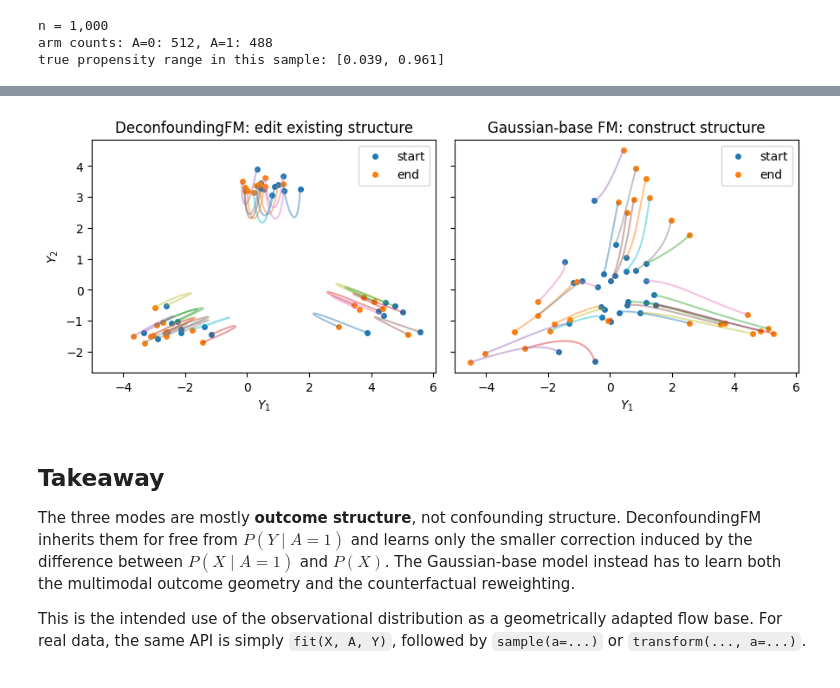
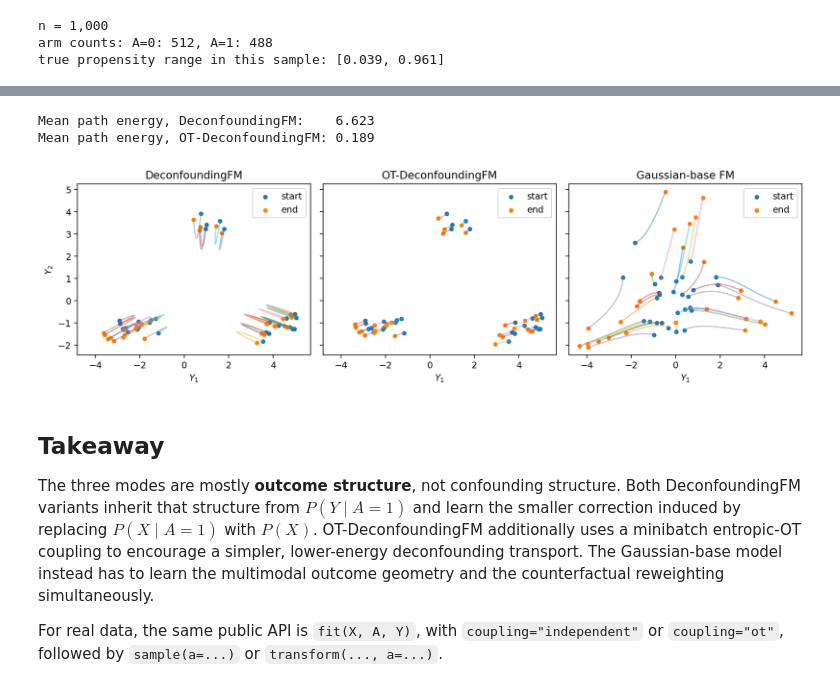
Before and after one commit to HWDance/DeconfoundingFlowMatching, a Jupyter notebook: examples/demo.ipynb, the cells around one changed output, grey strips where cells are left out. Cells and saved outputs as stored; diff of their text form; code cells hidden in the pictures.

```diff
--- a/examples/demo.ipynb
+++ b/examples/demo.ipynb
@@ -153,7 +197,9 @@ The baseline below uses the **same debiased target objective and the same fitted
 # %%
-gaussian_config = replace(config, base_kind="gaussian", seed=SEED + 1)
+gaussian_config = replace(config, base_kind="gaussian", coupling="independent")
 gaussian_fm = DeconfoundingFM(
     gaussian_config,
     outcome_model=decfm.outcome_model,
     propensity_model=decfm.propensity_model,
 ).fit(X, A, Y, verbose=False)
+
+print("Gaussian-base FM iterations:", gaussian_fm.diagnostics()["training_iterations"])
@@ -218,7 +281,6 @@ plt.show()
 # %%
 @torch.no_grad()
 def trace_flow(model, y0, a=1, steps=24):
-    """Trace a small set of points through the learned velocity field."""
     y = y0.clone().to(model.device)
     trajectory = [y.cpu()]
     dt = 1.0 / steps
@@ -231,37 +293,56 @@ def trace_flow(model, y0, a=1, steps=24):
         k2 = model.velocity_(ymid, tmid, context)
         y = y + dt * k2
         trajectory.append(y.cpu())
-    return torch.stack(trajectory)  # (T+1, N, 2)
+    return torch.stack(trajectory)
 
 
 n_paths = 28
-source_paths = Y1_observed[torch.randperm(len(Y1_observed))[:n_paths]]
-gaussian_paths = torch.randn(n_paths, 2)
+path_generator = torch.Generator().manual_seed(321)
+source_paths = Y1_observed[torch.randperm(len(Y1_observed), generator=path_generator)[:n_paths]]
+gaussian_generator = torch.Generator().manual_seed(654)
+gaussian_paths = torch.randn(n_paths, 2, generator=gaussian_generator)
 traj_decfm = trace_flow(decfm, source_paths)
+traj_ot = trace_flow(ot_decfm, source_paths)
 traj_gaussian = trace_flow(gaussian_fm, gaussian_paths)
 
-fig, axes = plt.subplots(1, 2, figsize=(9, 4), sharex=True, sharey=True)
-for j in range(n_paths):
-    axes[0].plot(traj_decfm[:, j, 0], traj_decfm[:, j, 1], alpha=0.45)
-    axes[1].plot(traj_gaussian[:, j, 0], traj_gaussian[:, j, 1], alpha=0.45)
-axes[0].scatter(traj_decfm[0, :, 0], traj_decfm[0, :, 1], s=16, label="start")
-axes[0].scatter(traj_decfm[-1, :, 0], traj_decfm[-1, :, 1], s=16, label="end")
-axes[1].scatter(traj_gaussian[0, :, 0], traj_gaussian[0, :, 1], s=16, label="start")
-axes[1].scatter(traj_gaussian[-1, :, 0], traj_gaussian[-1, :, 1], s=16, label="end")
-axes[0].set_title("DeconfoundingFM: edit existing structure")
-axes[1].set_title("Gaussian-base FM: construct structure")
-for ax in axes:
-    ax.set_xlabel(r"$Y_1$")
-    ax.set_aspect("equal", adjustable="box")
-    ax.legend()
-axes[0].set_ylabel(r"$Y_2$")
-plt.tight_layout()
-plt.show()
+# Same empirical source points for the two deconfounding flows.
+ctx = torch.ones(len(source_paths), 1, device=decfm.device)
+energy_decfm = path_energy_midpoint(
+    decfm.velocity_, source_paths.to(decfm.device), context=ctx, steps=32
+).item()
+energy_ot = path_energy_midpoint(
+    ot_decfm.velocity_, source_paths.to(ot_decfm.device), context=ctx.to(ot_decfm.device), steps=32
+).item()
+
+print(f"Mean path energy, DeconfoundingFM:    {energy_decfm:.3f}")
+print(f"Mean path energy, OT-DeconfoundingFM: {energy_ot:.3f}")
 # %% [output]
-[figure, removed]
+Mean path energy, DeconfoundingFM:    6.623
+Mean path energy, OT-DeconfoundingFM: 0.189
+# %%
+fig, axes = plt.subplots(1, 3, figsize=(12, 4), sharex=True, sharey=True)
+trajectories = [
+    (traj_decfm, "DeconfoundingFM"),
+    (traj_ot, "OT-DeconfoundingFM"),
+    (traj_gaussian, "Gaussian-base FM"),
+]
+for ax, (traj, title) in zip(axes, trajectories):
+    for j in range(n_paths):
+        ax.plot(traj[:, j, 0], traj[:, j, 1], alpha=0.42)
+    ax.scatter(traj[0, :, 0], traj[0, :, 1], s=16, label="start")
+    ax.scatter(traj[-1, :, 0], traj[-1, :, 1], s=16, label="end")
+    ax.set_title(title)
+    ax.set_xlabel(r"$Y_1$")
+    ax.set_aspect("equal", adjustable="box")
+    ax.legend()
+axes[0].set_ylabel(r"$Y_2$")
+plt.tight_layout()
+plt.show()
+# %% [output]
+[figure, added]
 # %% [markdown]
 ## Takeaway
 
-The three modes are mostly **outcome structure**, not confounding structure. DeconfoundingFM inherits them for free from $P(Y\mid A=1)$ and learns only the smaller correction induced by the difference between $P(X\mid A=1)$ and $P(X)$. The Gaussian-base model instead has to learn both the multimodal outcome geometry and the counterfactual reweighting.
+The three modes are mostly **outcome structure**, not confounding structure. Both DeconfoundingFM variants inherit that structure from $P(Y\mid A=1)$ and learn the smaller correction induced by replacing $P(X\mid A=1)$ with $P(X)$. OT-DeconfoundingFM additionally uses a minibatch entropic-OT coupling to encourage a simpler, lower-energy deconfounding transport. The Gaussian-base model instead has to learn the multimodal outcome geometry and the counterfactual reweighting simultaneously.
 
-This is the intended use of the observational distribution as a geometrically adapted flow base. For real data, the same API is simply `fit(X, A, Y)`, followed by `sample(a=...)` or `transform(..., a=...)`.
+For real data, the same public API is `fit(X, A, Y)`, with `coupling="independent"` or `coupling="ot"`, followed by `sample(a=...)` or `transform(..., a=...)`.
```
Also changed, not shown: parts of 16 cells of this notebook, 9 other files.
